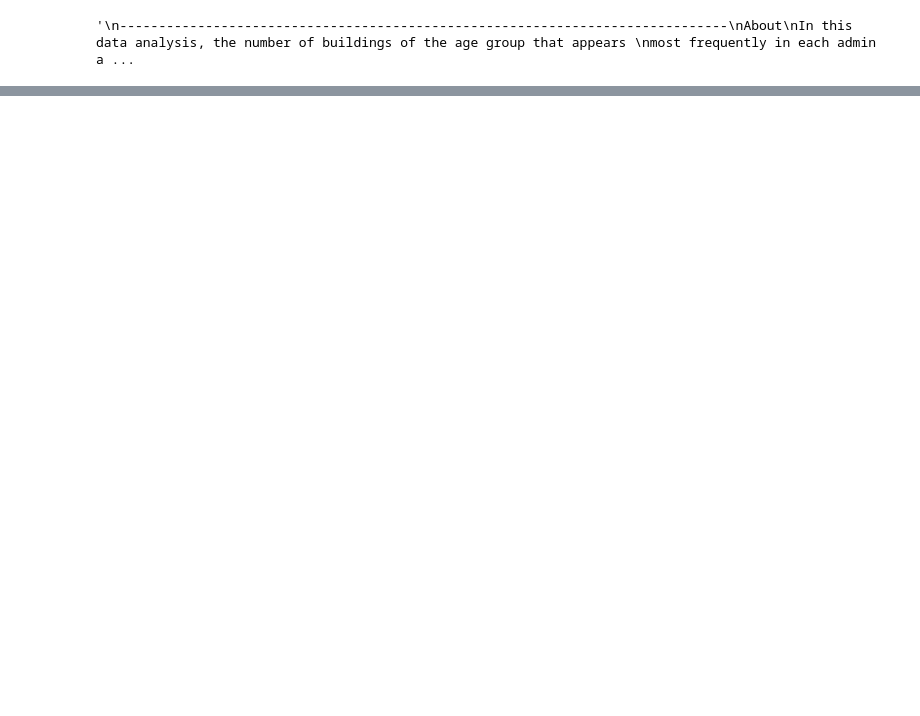
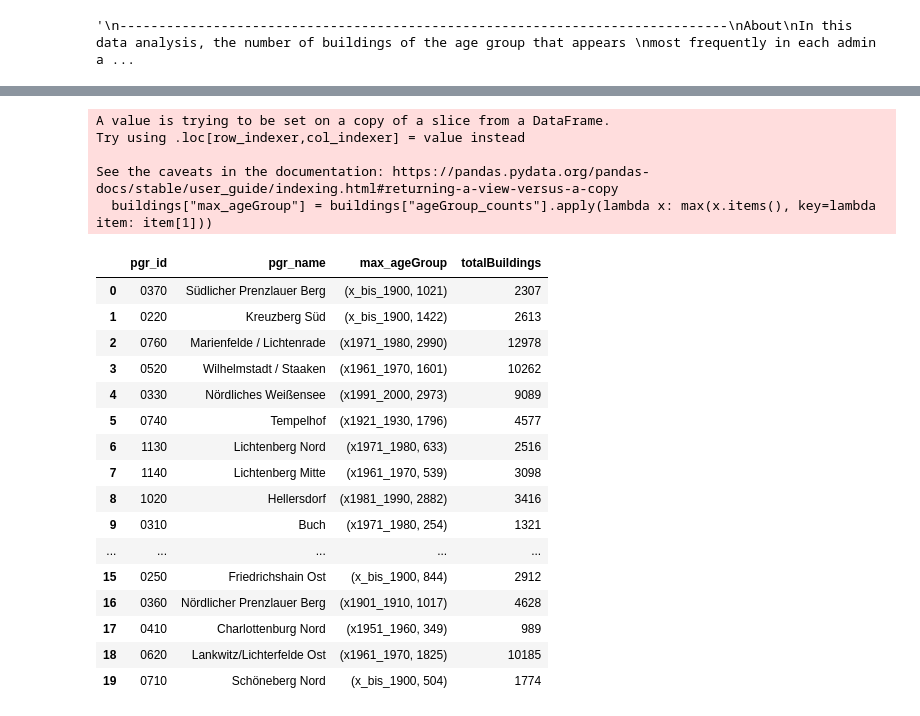
Before and after one commit to technologiestiftung/odis-cardgame, a Jupyter notebook: cardgame/scripts/getBuildingMaxAgegroup.ipynb, the cells around one changed output, grey strips where cells are left out. Cells and saved outputs as stored; diff of their text form; code cells hidden in the pictures; blank space fills up the shorter version.

```diff
--- a/cardgame/scripts/getBuildingMaxAgegroup.ipynb
+++ b/cardgame/scripts/getBuildingMaxAgegroup.ipynb
@@ -320,0 +177,4 @@ df_maxAge_building.to_csv("../data/csv/buildingMaxAgeGroup.csv", index= False)
+# %%
+#ensure both GeoDataFrames have the same CRS
+if admin_areas.crs != gdf_buildingAgeGroup.crs:
+    gdf_buildingAgeGroup = gdf_buildingAgeGroup.to_crs(admin_areas.crs)
@@ -320,0 +280,34 @@ df_maxAge_building.to_csv("../data/csv/buildingMaxAgeGroup.csv", index= False)
+# %%
+#determine the age group with the highest count for each admin area
+#each dictionary maps age groups (as keys) to their respective counts (as values)
+# x represents each dictionary in column age_group_counts
+#x.items() converts the dictionary into a list of tuples
+buildings["max_ageGroup"] = buildings["ageGroup_counts"].apply(lambda x: max(x.items(), key=lambda item: item[1]))
+
+#data frame
+df_buildings = pd.DataFrame(buildings[["pgr_id", "pgr_name", "max_ageGroup", "totalBuildings"]])
+
+df_buildings.head(20)
+# %% [output]
+A value is trying to be set on a copy of a slice from a DataFrame.
+Try using .loc[row_indexer,col_indexer] = value instead
+
+See the caveats in the documentation: https://pandas.pydata.org/pandas-docs/stable/user_guide/indexing.html#returning-a-view-versus-a-copy
+  buildings["max_ageGroup"] = buildings["ageGroup_counts"].apply(lambda x: max(x.items(), key=lambda item: item[1]))
+|  | pgr_id | pgr_name | max_ageGroup | totalBuildings |
+| 0 | 0370 | Südlicher Prenzlauer Berg | (x_bis_1900, 1021) | 2307 |
+| 1 | 0220 | Kreuzberg Süd | (x_bis_1900, 1422) | 2613 |
+| 2 | 0760 | Marienfelde / Lichtenrade | (x1971_1980, 2990) | 12978 |
+| 3 | 0520 | Wilhelmstadt / Staaken | (x1961_1970, 1601) | 10262 |
+| 4 | 0330 | Nördliches Weißensee | (x1991_2000, 2973) | 9089 |
+| 5 | 0740 | Tempelhof | (x1921_1930, 1796) | 4577 |
+| 6 | 1130 | Lichtenberg Nord | (x1971_1980, 633) | 2516 |
+| 7 | 1140 | Lichtenberg Mitte | (x1961_1970, 539) | 3098 |
+| 8 | 1020 | Hellersdorf | (x1981_1990, 2882) | 3416 |
+| 9 | 0310 | Buch | (x1971_1980, 254) | 1321 |
+| ... | ... | ... | ... | ... |
+| 15 | 0250 | Friedrichshain Ost | (x_bis_1900, 844) | 2912 |
+| 16 | 0360 | Nördlicher Prenzlauer Berg | (x1901_1910, 1017) | 4628 |
+| 17 | 0410 | Charlottenburg Nord | (x1951_1960, 349) | 989 |
+| 18 | 0620 | Lankwitz/Lichterfelde Ost | (x1961_1970, 1825) | 10185 |
+| 19 | 0710 | Schöneberg Nord | (x_bis_1900, 504) | 1774 |
```
Also changed, not shown: parts of 38 cells of this notebook, 19 other files.
